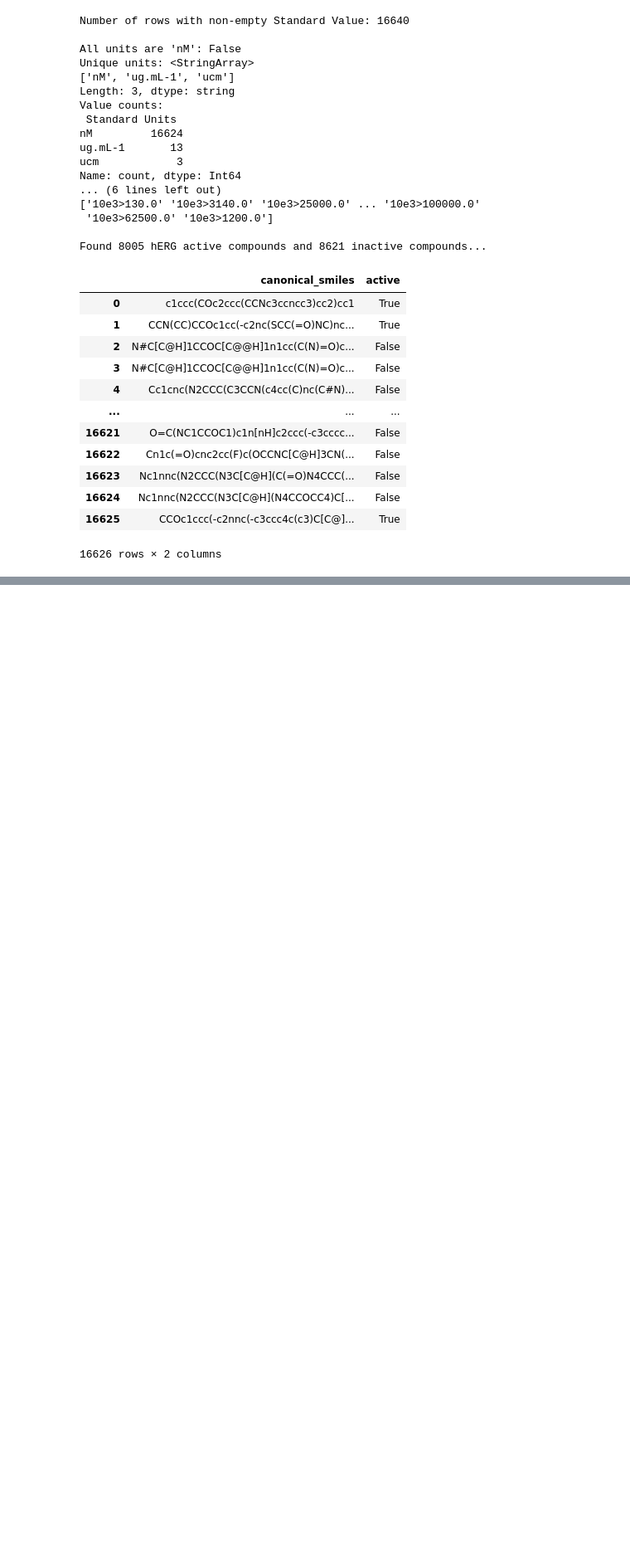
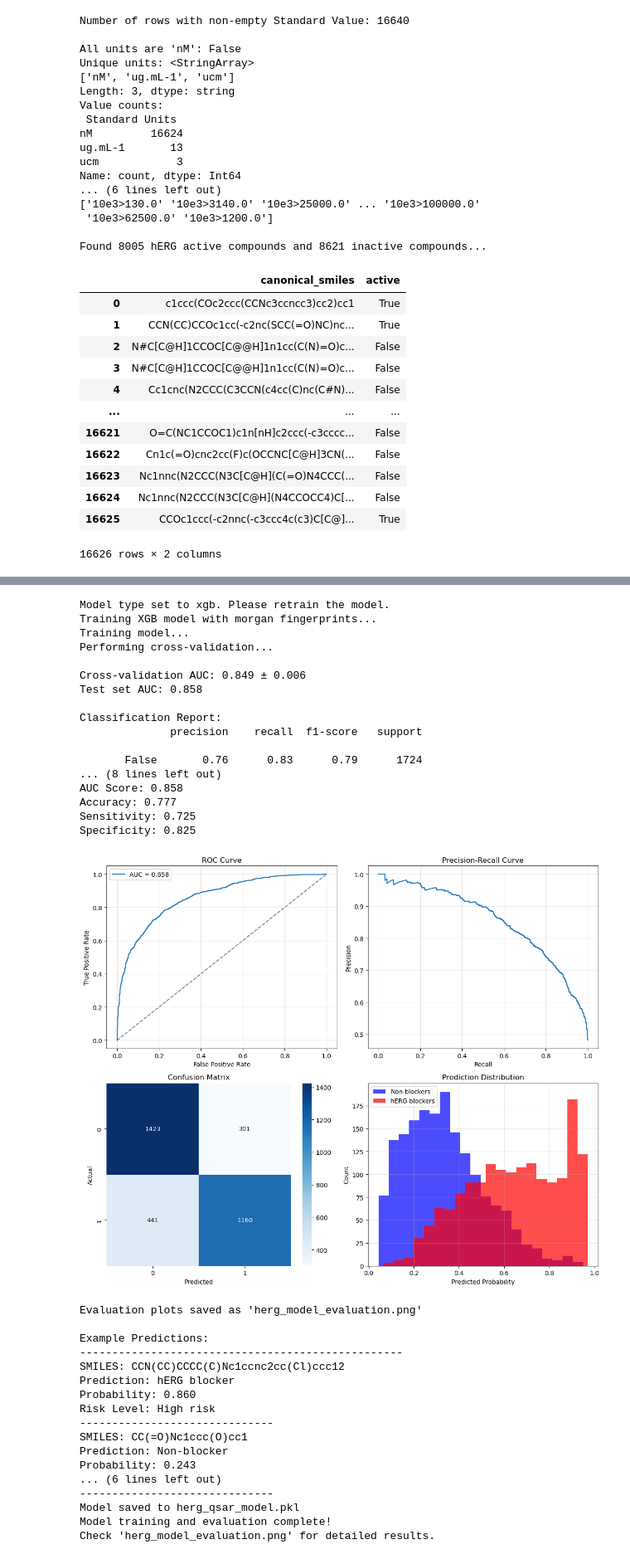
Before and after one commit to FazinHan/QSAR-Project, a Jupyter notebook: trainer.ipynb, the cells around one changed output, grey strips where cells are left out. Shown: that part at 83% size. Drawn from its saved outputs; the diff is of its cells as text; code cells hidden in the pictures; blank space fills up the shorter version.

```diff
--- a/trainer.ipynb
+++ b/trainer.ipynb
@@ -177,0 +108,67 @@ Check 'herg_model_evaluation.png' for detailed results.
+# %%
+model.set_model_type('xgb')
+# Train the model
+training_results = model.train(df, test_size=0.2, cv_folds=7)
+
+# Evaluate the model
+evaluation_results = model.evaluate_model(plot=True)
+
+# Example predictions
+test_molecules = [
+    'CCN(CC)CCCC(C)Nc1ccnc2cc(Cl)ccc12',  # Likely hERG blocker
+    'CC(=O)Nc1ccc(O)cc1',                  # Likely non-blocker (acetaminophen)
+    'CN1C=NC2=C1C(=O)N(C)C(=O)N2C',       # Likely non-blocker (caffeine)
+]
+
+print("\nExample Predictions:")
+print("-" * 50)
+predictions = model.predict(test_molecules)
+
+for pred in predictions:
+    print(f"SMILES: {pred['smiles']}")
+    print(f"Prediction: {pred['prediction']}")
+    print(f"Probability: {pred['probability']:.3f}")
+    print(f"Risk Level: {pred['risk_level']}")
+    print("-" * 30)
+
+# Save the model
+model.save_model('herg_qsar_model.pkl')
+
+print("Model training and evaluation complete!")
+print("Check 'herg_model_evaluation.png' for detailed results.")
+# %% [output]
+Model type set to xgb. Please retrain the model.
+Training XGB model with morgan fingerprints...
+Training model...
+Performing cross-validation...
+
+Cross-validation AUC: 0.849 ± 0.006
+Test set AUC: 0.858
+
+Classification Report:
+              precision    recall  f1-score   support
+
+       False       0.76      0.83      0.79      1724
+... (8 lines left out)
+AUC Score: 0.858
+Accuracy: 0.777
+Sensitivity: 0.725
+Specificity: 0.825
+[figure, added]
+Evaluation plots saved as 'herg_model_evaluation.png'
+
+Example Predictions:
+--------------------------------------------------
+SMILES: CCN(CC)CCCC(C)Nc1ccnc2cc(Cl)ccc12
+Prediction: hERG blocker
+Probability: 0.860
+Risk Level: High risk
+------------------------------
+SMILES: CC(=O)Nc1ccc(O)cc1
+Prediction: Non-blocker
+Probability: 0.243
+... (6 lines left out)
+------------------------------
+Model saved to herg_qsar_model.pkl
+Model training and evaluation complete!
+Check 'herg_model_evaluation.png' for detailed results.
```
Also changed, not shown: parts of 3 cells of this notebook, 3 other files.
